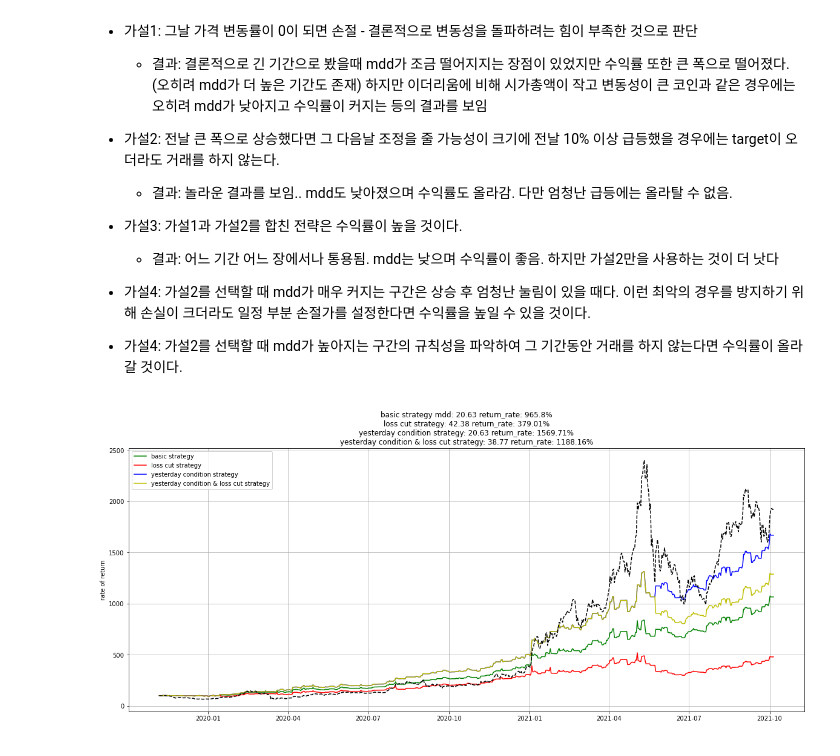
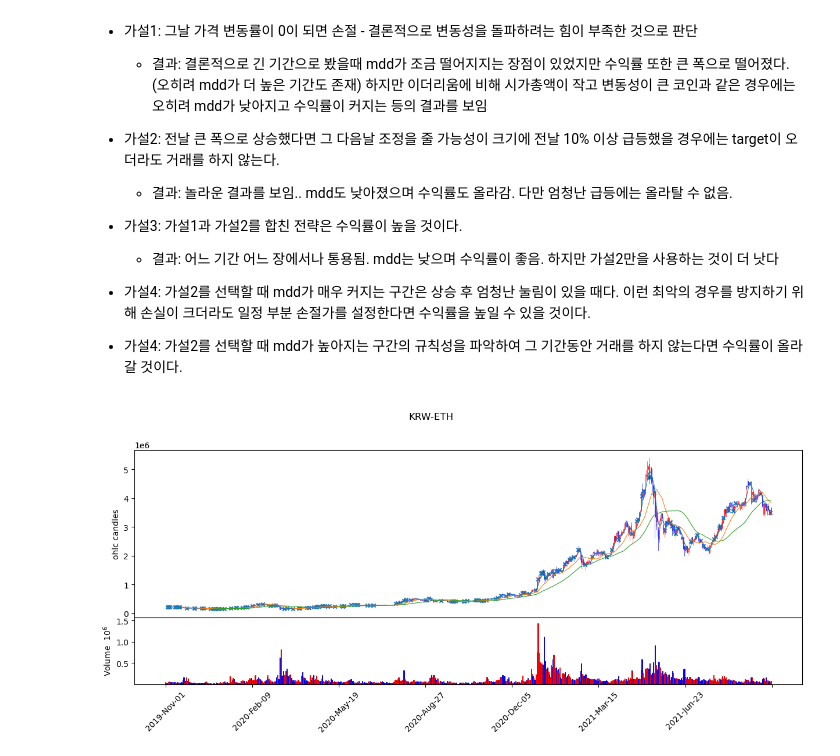
Before and after one commit to happysms/Trading, a Jupyter notebook: ethrium/eth_volatility_backtest.ipynb, the cells around one changed output. Cells and saved outputs as stored; diff of their text form; code cells hidden in the pictures.

```diff
--- a/ethrium/eth_volatility_backtest.ipynb
+++ b/ethrium/eth_volatility_backtest.ipynb
@@ -276,14 +284,15 @@ print_compare_k(fluctuate_df)
 # %%
 # 변동성돌파전략을 사용하면서 손실을 봤을 때의 특징 분석
 
-df = pyupbit.get_ohlcv("KRW-ETH", count=500)
-result_df = volatility(df, 0.4)
+result_df = v.backtest(graph=False)
 kwargs = dict(title = "KRW-ETH" , type = 'candle', mav = (5,20,50), volume = True , ylabel= 'ohlc candles', figratio=(25,9))
 
 
 mc = mpf.make_marketcolors(up = 'r' , down = 'b' , inherit = True)
 s = mpf.make_mpf_style(marketcolors = mc)
 scatter1 = mpf.make_addplot(np.where(result_df['ror'] < 1 ,result_df['close'] , np.nan) , type='scatter', marker='x', markersize=20, panel=0) #Issues drawing scatter
 plots = [scatter1]
 
-mpf.plot(df, **kwargs, style = s, addplot=plots)
+mpf.plot(result_df, **kwargs, style = s, addplot=plots)
+# %% [output]
+[figure, added]
@@ -298,11 +298,0 @@ yesterday_condition_and_loss_cut_df = backtest_yesterday_condition_and_loss_cut(
-# %%
-result_df['loss_cut_crr'] = loss_cut_df['crr']
-result_df['loss_cut_mdd'] = loss_cut_df['mdd']
-result_df['yesterday_cond_mdd'] = yesterday_cond_df['mdd']
-result_df['yesterday_cond_crr'] = yesterday_cond_df['crr']
-result_df['yesterday_cond_loss_cut_crr'] = yesterday_condition_and_loss_cut_df['crr']
-result_df['yesterday_cond_loss_cut_mdd'] = yesterday_condition_and_loss_cut_df['mdd']
-result_df
-visualize_each_stategy(result_df)
-# %% [output]
-[figure, removed]
```
Also changed, not shown: parts of 5 cells of this notebook.
